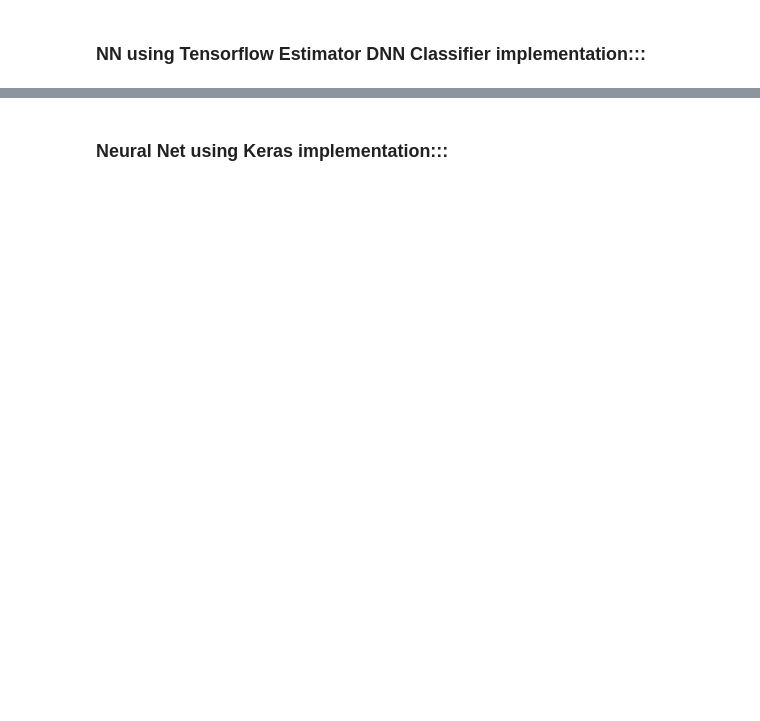
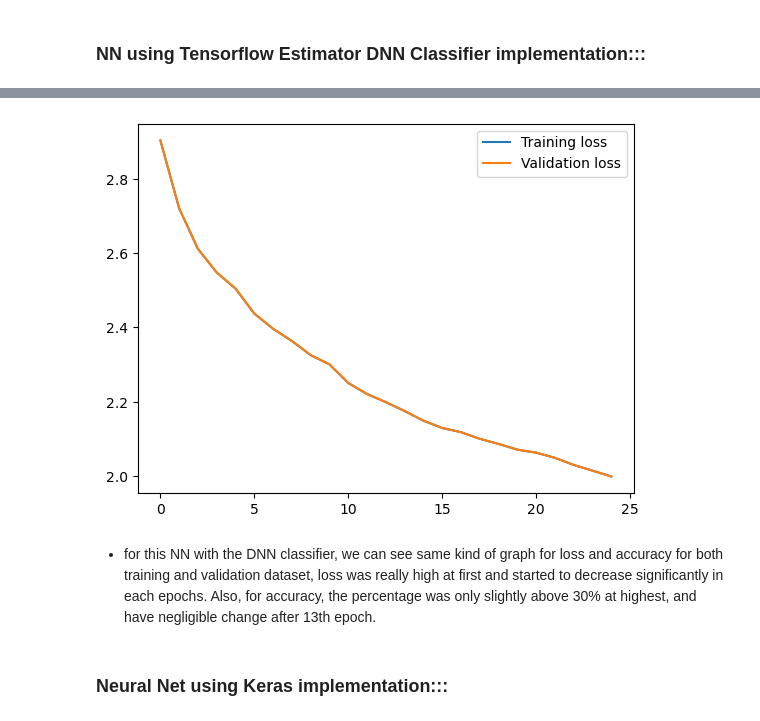
Before and after one commit to aacict/Red-wine-quality-classifier-NN, a Jupyter notebook: Code.ipynb, the cells around one changed output, grey strips where cells are left out. Drawn from its saved outputs; the diff is of its cells as text; code cells hidden in the pictures; blank space fills up the shorter version.

```diff
--- a/Code.ipynb
+++ b/Code.ipynb
@@ -235,3 +221,12 @@ plt.show()
+# %%
+plt.plot(dnn_history['loss'], label='Training loss')
+plt.plot(dnn_history['val_loss'], label='Validation loss')
+plt.legend()
+plt.show()
+# %% [output]
+[figure, added]
+# %% [markdown]
+- for this NN with the DNN classifier, we can see same kind of graph for loss and accuracy for both training and validation dataset, loss was really high at first and started to decrease significantly in each epochs. Also, for accuracy, the percentage was only slightly above 30% at highest, and have negligible change after 13th epoch.
 # %% [markdown]
 ### Neural Net using Keras implementation:::
 # %%
```
Also changed, not shown: parts of 17 cells of this notebook.
